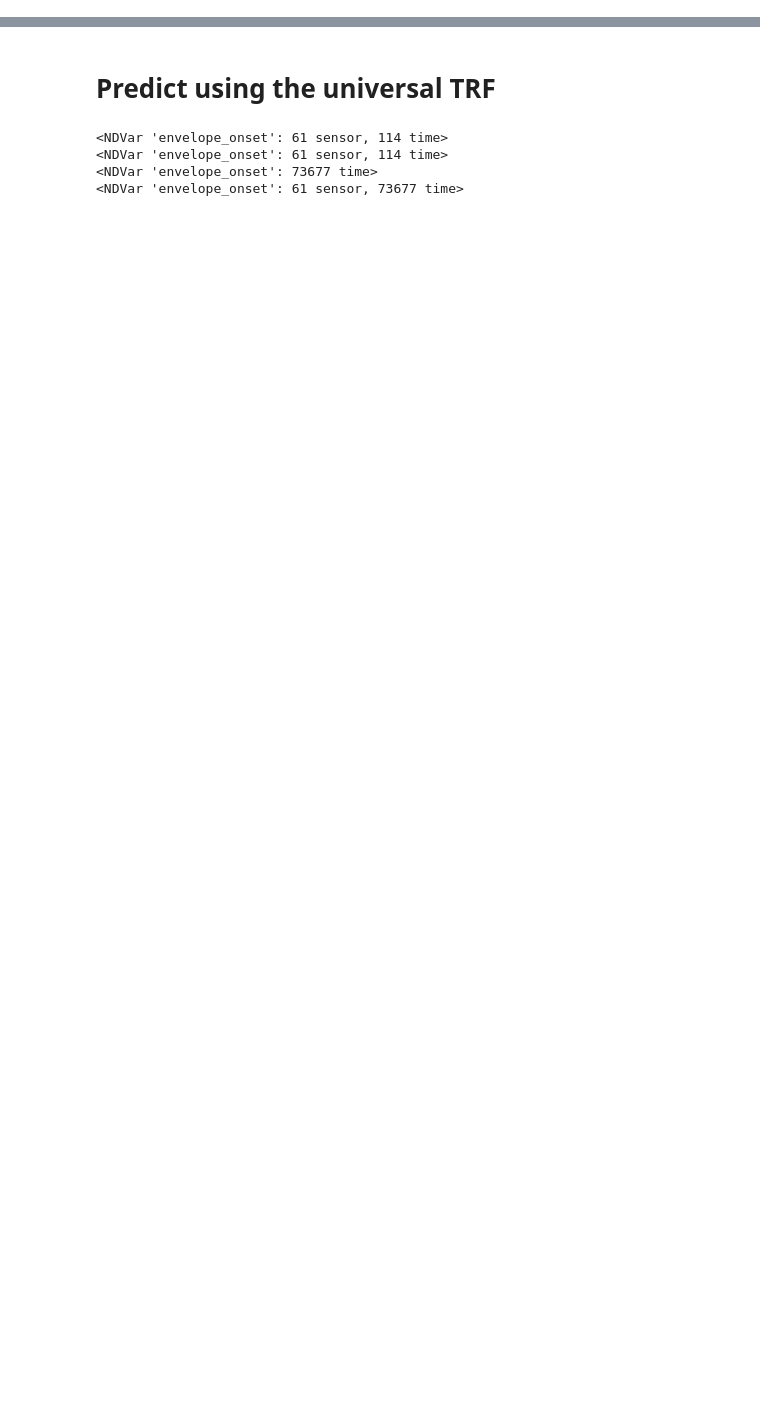
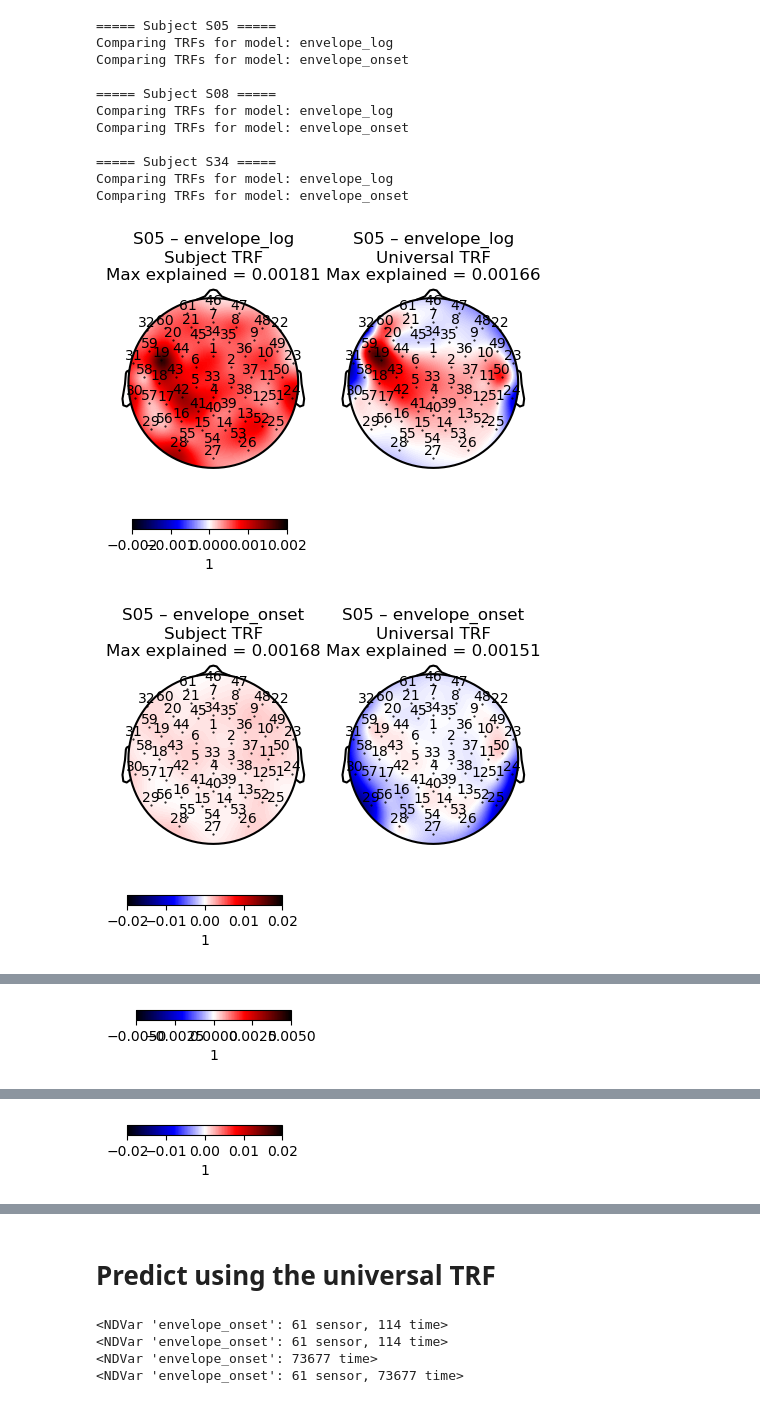
Before and after one commit to manito-coder/Alice, a Jupyter notebook: analysis/predict-eeg.ipynb, the cells around one changed output, grey strips where cells are left out. Drawn from its saved outputs; the diff is of its cells as text; code cells hidden in the pictures; blank space fills up the shorter version.

```diff
--- a/analysis/predict-eeg.ipynb
+++ b/analysis/predict-eeg.ipynb
@@ -7,3 +7,61 @@ envelopes_log = eelbrain.load.unpickle(PROCESSED_PREDICTOR_DIR / f'~processed_en
 subject_model_predictors = eelbrain.load.unpickle(PREDICTOR_DIR / f'~concatenated_predictors.pickle')
 durations = get_durations(envelopes_log)
 models = get_models()
+# %%
+subjects = ['S05', 'S08', 'S34']
+# Load universal TRFs for all models
+universal_trfs = {model: eelbrain.load.unpickle(TRF_DIR / f'universal-trf-{model}.pickle') for model in models}
+
+for subject in subjects:
+    print(f'\n===== Subject {subject} =====')
+
+    eeg = eelbrain.load.unpickle(STIMULUS_DIR / f'{subject}concatenated_eeg.pickle')
+
+    for model in models:
+        print(f'Comparing TRFs for model: {model}')
+
+        # --- Subject TRF ---
+        trf_subject = eelbrain.load.unpickle(TRF_DIR / subject / f'{subject} {model}.pickle')
+        predictor = subject_model_predictors[subject][model]
+        eeg_predicted_subject = eelbrain.convolve(trf_subject.h_scaled, predictor)
+
+        ss_total = ((eeg - eeg.mean('time')) ** 2).sum('time')
+        ss_residual_subject = ((eeg - eeg_predicted_subject) ** 2).sum('time')
+        proportion_explained_subject = 1 - (ss_residual_subject / ss_total)
+
+        # --- Universal TRF ---
+        trf_universal = universal_trfs[model]
+        eeg_predicted_universal = eelbrain.convolve(trf_universal, predictor)
+        ss_residual_universal = ((eeg - eeg_predicted_universal) ** 2).sum('time')
+        proportion_explained_universal = 1 - (ss_residual_universal / ss_total)
+
+        # --- Plot side-by-side ---
+        titles = [
+            f'{subject} – {model}\nSubject TRF\nMax explained = {proportion_explained_subject.max().round(5)}',
+            f'{subject} – {model}\nUniversal TRF\nMax explained = {proportion_explained_universal.max().round(5)}'
+        ]
+
+        p = eelbrain.plot.Topomap(
+            [proportion_explained_subject, proportion_explained_universal],
+            sensorlabels='name',
+            clip='circle',
+            rows=1,
+            axtitle=titles
+        )
+        p_cb = p.plot_colorbar(width=.1, w=2)
+# %% [output]
+===== Subject S05 =====
+Comparing TRFs for model: envelope_log
+Comparing TRFs for model: envelope_onset
+
+===== Subject S08 =====
+Comparing TRFs for model: envelope_log
+Comparing TRFs for model: envelope_onset
+
+===== Subject S34 =====
+Comparing TRFs for model: envelope_log
+Comparing TRFs for model: envelope_onset
+[figure, added]
+[figure, added]
+[figure, added]
+[figure, added]
@@ -9,0 +69 @@ models = get_models()
+[figure, added]
@@ -9,0 +71 @@ models = get_models()
+[figure, added]
```
Also changed, not shown: parts of 6 cells of this notebook, 10 other files.
